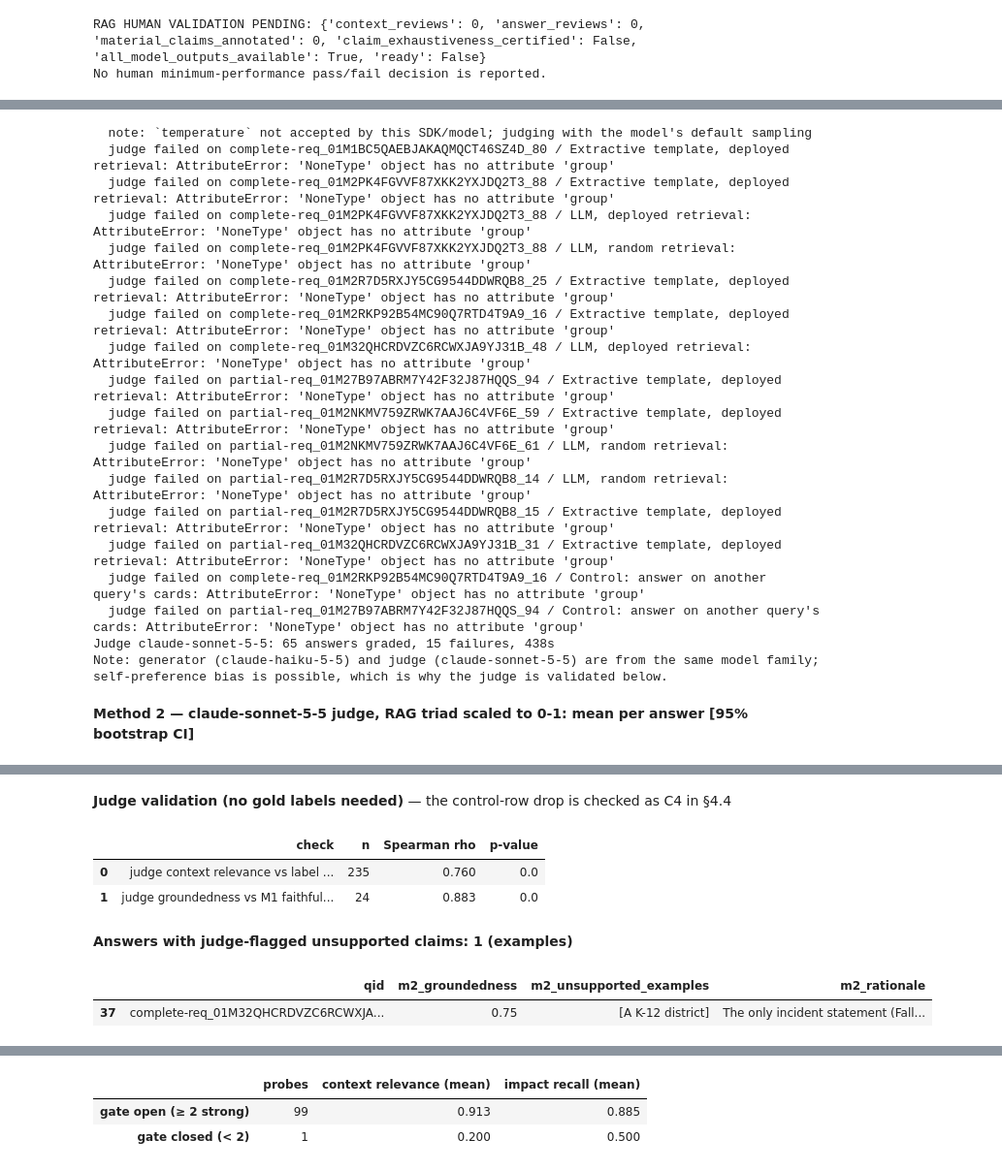
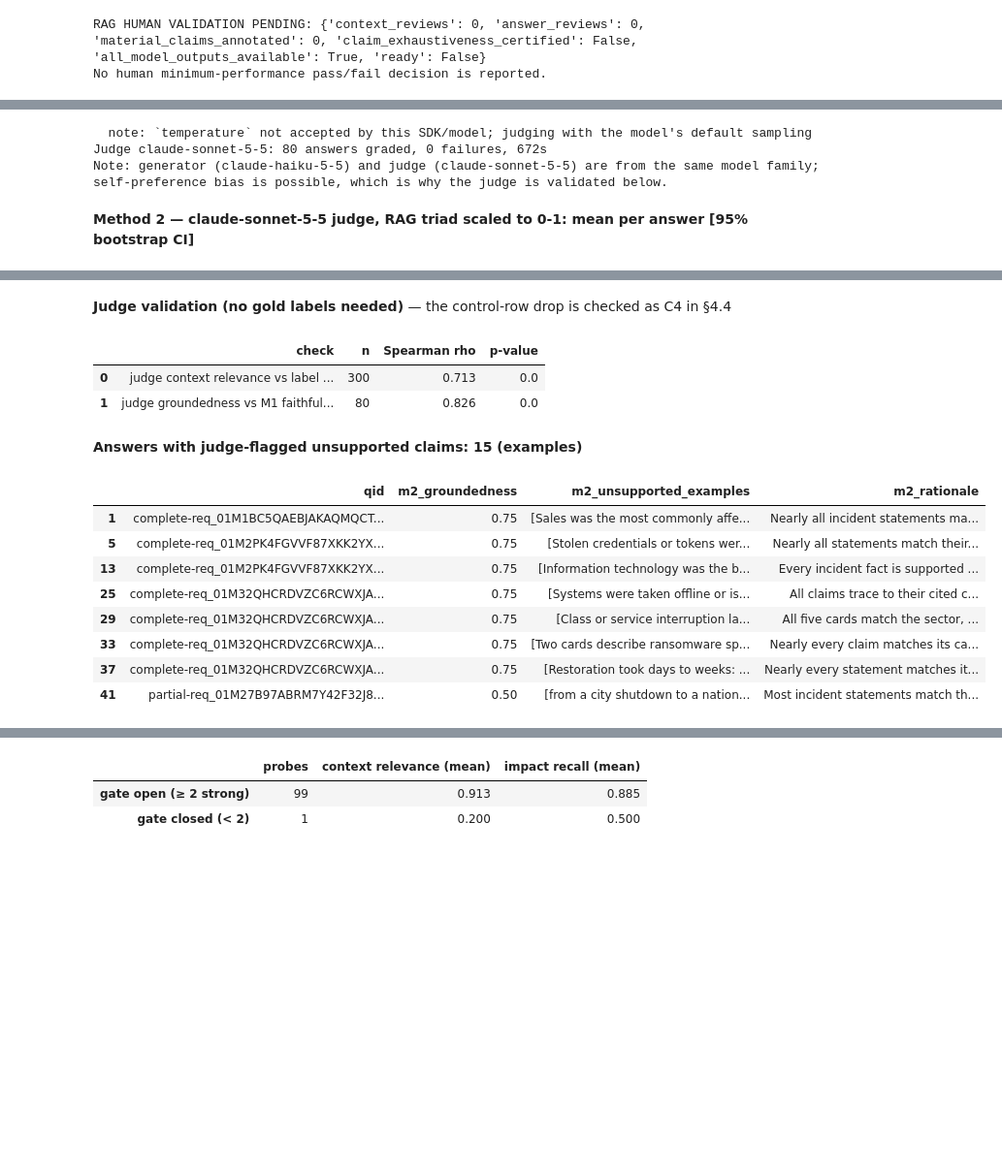
Before and after one commit to Alberto-RodriguezS/SCOUT, a Jupyter notebook: notebooks/Avance3_Equipo44.ipynb, the cells around one changed output, grey strips where cells are left out. Shown at 97% size. Drawn from its saved outputs; the diff is of its cells as text; code cells hidden in the pictures; blank space fills up the shorter version.

```diff
--- a/notebooks/Avance3_Equipo44.ipynb
+++ b/notebooks/Avance3_Equipo44.ipynb
@@ -72,11 +72,11 @@ from pathlib import Path
 import pandas as pd
 
 USER_RUN_EMBEDDINGS = True                      # True: BAAI/bge-small-en-v1.5 (falls back to TF-IDF + SVD if it cannot be downloaded)
-USER_LLM_BACKEND    = "auto"                    # RAG generator: "auto" (Claude if key -> Qwen if GPU -> extractive) | "claude" | "hf" | "extractive"
+USER_LLM_BACKEND    = "hf"                    # RAG generator: "auto" (Claude if key -> Qwen if GPU -> extractive) | "claude" | "hf" | "extractive"
 USER_CLAUDE_MODEL   = "claude-haiku-5-5"        # generator when an ANTHROPIC_API_KEY secret is available
 JUDGE_MODEL         = "claude-sonnet-5-5"       # LLM judge of §4.2: a different, larger model than the generator
 
-# Frozen baseline: any change here is a new version and needs a new comparison
+# Frozen baseline (Natalia's pilot protocol): any change here is a new version and needs a new comparison
 EXPECTED_DATA_SHA256 = "a553b3f718072d794b0301f93e2cdb60a1445b544f3af77b507fcb3b73871ad9"
 FROZEN_WEIGHTS       = {"profile": 0.6, "narrative": 0.0, "bm25": 0.4}
 FROZEN_METHOD        = "rrf"
@@ -1235,13 +1237,17 @@ def _generate_raw(system, user, backend):
     if backend == "claude":
         import anthropic
         client = anthropic.Anthropic(api_key=get_anthropic_key())
-        kwargs = dict(model=CLAUDE_MODEL, max_tokens=900, system=system, messages=[{"role": "user", "content": user}])
+        # Claude 5.5 models think before answering by default, and thinking counts toward max_tokens:
+        # 900 tokens (enough for older models) truncated the answers, so the budget covers thinking + text.
+        kwargs = dict(model=CLAUDE_MODEL, max_tokens=8000, system=system, messages=[{"role": "user", "content": user}])
         try:
             msg = client.messages.create(temperature=0, **kwargs)
         except (TypeError, anthropic.BadRequestError) as err:   # some SDK versions or models do not accept `temperature`
             if "temperature" not in str(err).lower():
                 raise
             msg = client.messages.create(**kwargs)
+        if getattr(msg, "stop_reason", None) in ("max_tokens", "refusal"):   # never evaluate a cut-off or refused answer
+            raise RuntimeError(f"Claude stopped with stop_reason={msg.stop_reason}; the answer is incomplete")
         return "".join(block.text for block in msg.content if block.type == "text")
     if backend == "hf":
         if _HF_PIPE is None:
@@ -3644,21 +3689,26 @@ Return exactly: {{"context_relevance": [{k} integers], "groundedness": int, "ans
 JUDGE_AVAILABLE = bool(get_anthropic_key())
 
 _JUDGE_TEMPERATURE = [True]                                     # becomes False once the SDK or the model rejects `temperature`
+def _judge_text(msg):
+    if getattr(msg, "stop_reason", None) in ("max_tokens", "refusal"):   # thinking counts toward max_tokens on Claude 5.5 models
+        raise RuntimeError(f"judge stopped with stop_reason={msg.stop_reason}; judgment incomplete")
+    return "".join(block.text for block in msg.content if block.type == "text")
+
 def call_judge(user):
     import anthropic
     client = anthropic.Anthropic(api_key=get_anthropic_key())
-    kwargs = dict(model=JUDGE_MODEL, max_tokens=800, system=JUDGE_SYSTEM, messages=[{"role": "user", "content": user}])
+    kwargs = dict(model=JUDGE_MODEL, max_tokens=4000, system=JUDGE_SYSTEM, messages=[{"role": "user", "content": user}])
     if _JUDGE_TEMPERATURE[0]:
         try:
             msg = client.messages.create(temperature=0, **kwargs)
-            return "".join(block.text for block in msg.content if block.type == "text")
+            return _judge_text(msg)
         except (TypeError, anthropic.BadRequestError) as err:   # some SDK versions or models do not accept `temperature`
             if "temperature" not in str(err).lower():
                 raise
             _JUDGE_TEMPERATURE[0] = False
             print("  note: `temperature` not accepted by this SDK/model; judging with the model's default sampling")
     msg = client.messages.create(**kwargs)
-    return "".join(block.text for block in msg.content if block.type == "text")
+    return _judge_text(msg)
 
 def parse_judgment(text, k):
     d = json.loads(re.search(r"\{[\s\S]*\}", text).group(0))
@@ -3726,22 +3776,7 @@ else:
             display(ex[["qid", "m2_groundedness", "m2_unsupported_examples", "m2_rationale"]].head(8))
 # %% [output]
   note: `temperature` not accepted by this SDK/model; judging with the model's default sampling
-  judge failed on complete-req_01M1BC5QAEBJAKAQMQCT46SZ4D_80 / Extractive template, deployed retrieval: AttributeError: 'NoneType' object has no attribute 'group'
-  judge failed on complete-req_01M2PK4FGVVF87XKK2YXJDQ2T3_88 / Extractive template, deployed retrieval: AttributeError: 'NoneType' object has no attribute 'group'
-  judge failed on complete-req_01M2PK4FGVVF87XKK2YXJDQ2T3_88 / LLM, deployed retrieval: AttributeError: 'NoneType' object has no attribute 'group'
-  judge failed on complete-req_01M2PK4FGVVF87XKK2YXJDQ2T3_88 / LLM, random retrieval: AttributeError: 'NoneType' object has no attribute 'group'
-  judge failed on complete-req_01M2R7D5RXJY5CG9544DDWRQB8_25 / Extractive template, deployed retrieval: AttributeError: 'NoneType' object has no attribute 'group'
-  judge failed on complete-req_01M2RKP92B54MC90Q7RTD4T9A9_16 / Extractive template, deployed retrieval: AttributeError: 'NoneType' object has no attribute 'group'
-  judge failed on complete-req_01M32QHCRDVZC6RCWXJA9YJ31B_48 / LLM, deployed retrieval: AttributeError: 'NoneType' object has no attribute 'group'
-  judge failed on partial-req_01M27B97ABRM7Y42F32J87HQQS_94 / Extractive template, deployed retrieval: AttributeError: 'NoneType' object has no attribute 'group'
-  judge failed on partial-req_01M2NKMV759ZRWK7AAJ6C4VF6E_59 / Extractive template, deployed retrieval: AttributeError: 'NoneType' object has no attribute 'group'
-  judge failed on partial-req_01M2NKMV759ZRWK7AAJ6C4VF6E_61 / LLM, random retrieval: AttributeError: 'NoneType' object has no attribute 'group'
-  judge failed on partial-req_01M2R7D5RXJY5CG9544DDWRQB8_14 / LLM, random retrieval: AttributeError: 'NoneType' object has no attribute 'group'
-  judge failed on partial-req_01M2R7D5RXJY5CG9544DDWRQB8_15 / Extractive template, deployed retrieval: AttributeError: 'NoneType' object has no attribute 'group'
-  judge failed on partial-req_01M32QHCRDVZC6RCWXJA9YJ31B_31 / Extractive template, deployed retrieval: AttributeError: 'NoneType' object has no attribute 'group'
-  judge failed on complete-req_01M2RKP92B54MC90Q7RTD4T9A9_16 / Control: answer on another query's cards: AttributeError: 'NoneType' object has no attribute 'group'
-  judge failed on partial-req_01M27B97ABRM7Y42F32J87HQQS_94 / Control: answer on another query's cards: AttributeError: 'NoneType' object has no attribute 'group'
-Judge claude-sonnet-5-5: 65 answers graded, 15 failures, 438s
+Judge claude-sonnet-5-5: 80 answers graded, 0 failures, 672s
 Note: generator (claude-haiku-5-5) and judge (claude-sonnet-5-5) are from the same model family; self-preference bias is possible, which is why the judge is validated below.
 **Method 2 — claude-sonnet-5-5 judge, RAG triad scaled to 0-1: mean per answer [95% bootstrap CI]**
 |  | m2_context_relevance | m2_groundedness | m2_answer_relevance | m2_unsupported_claims | ... |
@@ -3753,10 +3788,17 @@ Note: generator (claude-haiku-5-5) and judge (claude-sonnet-5-5) are from the sa
 **Judge validation (no gold labels needed)** — the control-row drop is checked as C4 in §4.4
 |  | check | n | Spearman rho | p-value |
-| 0 | judge context relevance vs label ... | 235 | 0.760 | 0.0 |
-| 1 | judge groundedness vs M1 faithful... | 24 | 0.883 | 0.0 |
+| 0 | judge context relevance vs label ... | 300 | 0.713 | 0.0 |
+| 1 | judge groundedness vs M1 faithful... | 80 | 0.826 | 0.0 |
-**Answers with judge-flagged unsupported claims: 1 (examples)**
+**Answers with judge-flagged unsupported claims: 15 (examples)**
 |  | qid | m2_groundedness | m2_unsupported_examples | m2_rationale |
-| 37 | complete-req_01M32QHCRDVZC6RCWXJA... | 0.75 | [A K-12 district] | The only incident statement (Fall... |
+| 1 | complete-req_01M1BC5QAEBJAKAQMQCT... | 0.75 | [Sales was the most commonly affe... | Nearly all incident statements ma... |
+| 5 | complete-req_01M2PK4FGVVF87XKK2YX... | 0.75 | [Stolen credentials or tokens wer... | Nearly all statements match their... |
+| 13 | complete-req_01M2PK4FGVVF87XKK2YX... | 0.75 | [Information technology was the b... | Every incident fact is supported ... |
+| 25 | complete-req_01M32QHCRDVZC6RCWXJA... | 0.75 | [Systems were taken offline or is... | All claims trace to their cited c... |
+| 29 | complete-req_01M32QHCRDVZC6RCWXJA... | 0.75 | [Class or service interruption la... | All five cards match the sector, ... |
+| 33 | complete-req_01M32QHCRDVZC6RCWXJA... | 0.75 | [Two cards describe ransomware sp... | Nearly every claim matches its ca... |
+| 37 | complete-req_01M32QHCRDVZC6RCWXJA... | 0.75 | [Restoration took days to weeks: ... | Nearly every statement matches it... |
+| 41 | partial-req_01M27B97ABRM7Y42F32J8... | 0.50 | [from a city shutdown to a nation... | Most incident statements match th... |
 # %%
 # --- 4.3 Method 3: counterfactual (metamorphic) tests ---
 # Each test changes ONE thing in the input and states in advance how a working system must react.
```
Also changed, not shown: parts of 57 cells of this notebook, 2 other files.
